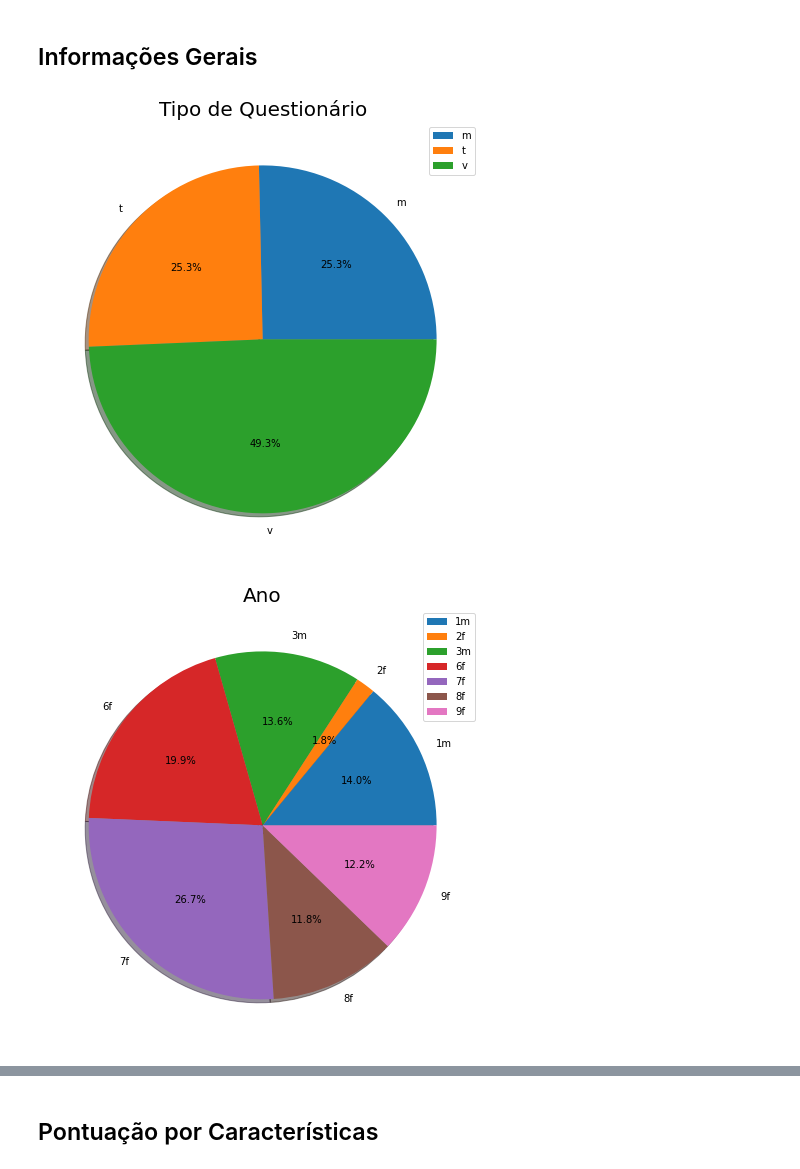
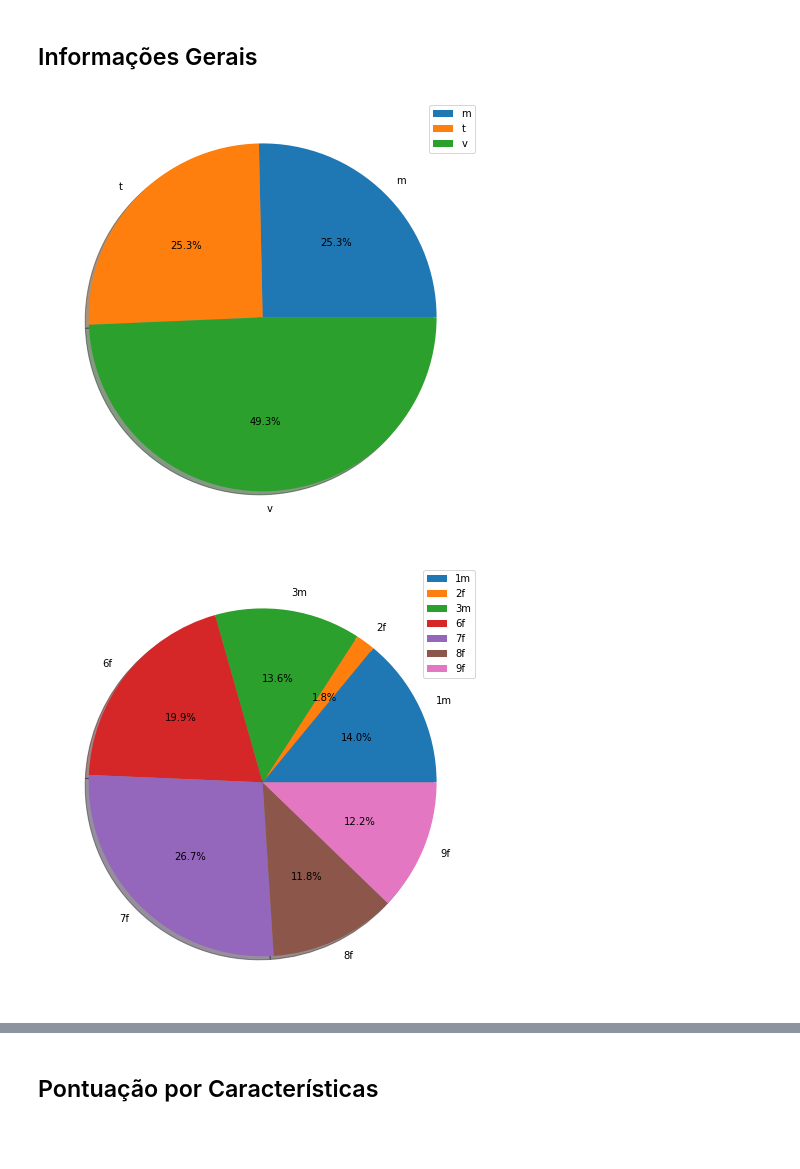
Before and after one commit to Wendel-V/analise_alunos, a Jupyter notebook: analise.ipynb, the cells around one changed output, grey strips where cells are left out. Saved outputs shown, nothing was run; the diff lists cells and outputs as text; code cells hidden in the pictures; blank space fills up the shorter version.

```diff
--- a/analise.ipynb
+++ b/analise.ipynb
@@ -94,33 +94,33 @@ plt.show()
 # %%
 
 def plotapie(df, colnome, titulo):
 
         plt.figure(figsize=(8,8))
 
         pie1 = plt.pie(df.groupby([colnome]).count()['nome'],
                 labels = df.groupby([colnome]).count()['nome'].index,
                autopct='%1.1f%%',
                shadow = True)
-        plt.title(titulo, fontsize=20)
+        #plt.title(titulo, fontsize=20)
         L=plt.legend()
         #L.get_texts()[0].set_text('Não')
         #L.get_texts()[1].set_text('Feminino')
 
         plt.savefig(f'graficos/pieplot_{colnome}.png', bbox_inches='tight')
         plt.show()
 
 plotapie(df, 'tipo', 'Tipo de Questionário')
 plotapie(df, 'ano', 'Ano')
 plotapie(df, 'numirmaos', 'Número de Irmãos')
 plotapie(df, 'lelivros', 'Possui hábito de Ler Livros')
 plotapie(df, 'lehqs', 'Possui Hábito de Ler HQs')
 plotapie(df, 'ouvemusicas', 'Possui Hábito de Ouvir Músicas')
 plotapie(df, 'vefilmeserie', 'Vê Filmes e/ou Séries')
 plotapie(df, 'materia', 'Matéria Preferida')
 plotapie(df, 'redesocial', 'Rede Social Preferida')
 plotapie(df, 'horascel', 'Horas Diárias no Celular')
 plotapie(df, 'videoyt', 'Conteúdo Preferido no Youtube')
 plotapie(df, 'jogos', 'Hábito de Jogar')
 # %% [output]
-[figure, old version]
+[figure, new version]
-[figure, old version]
+[figure, new version]
```
Also changed, not shown: parts of 5 cells of this notebook, 5 other files.
